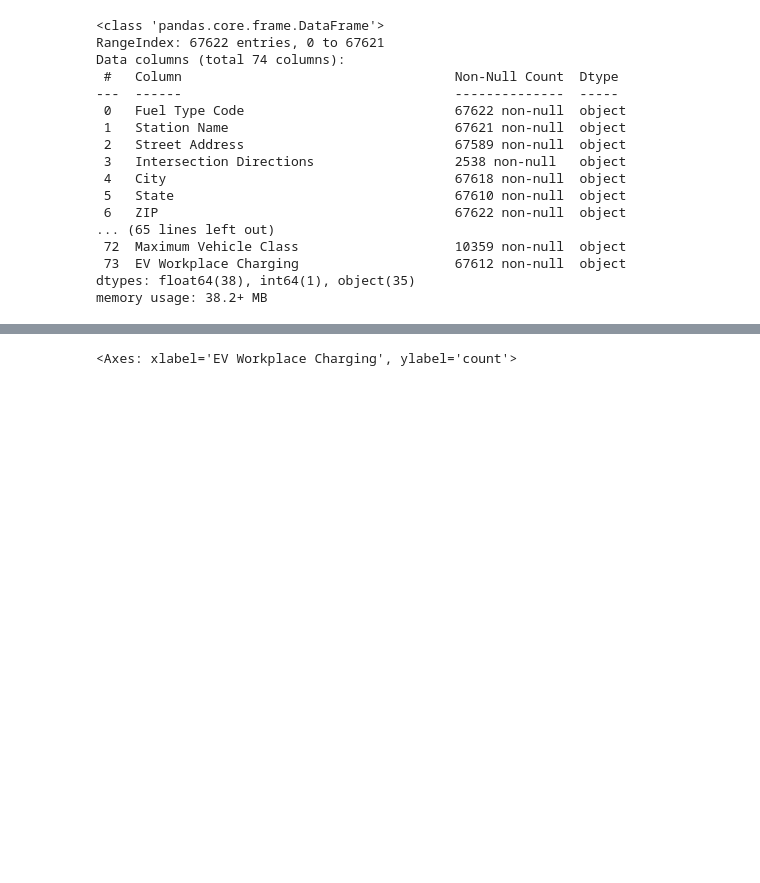
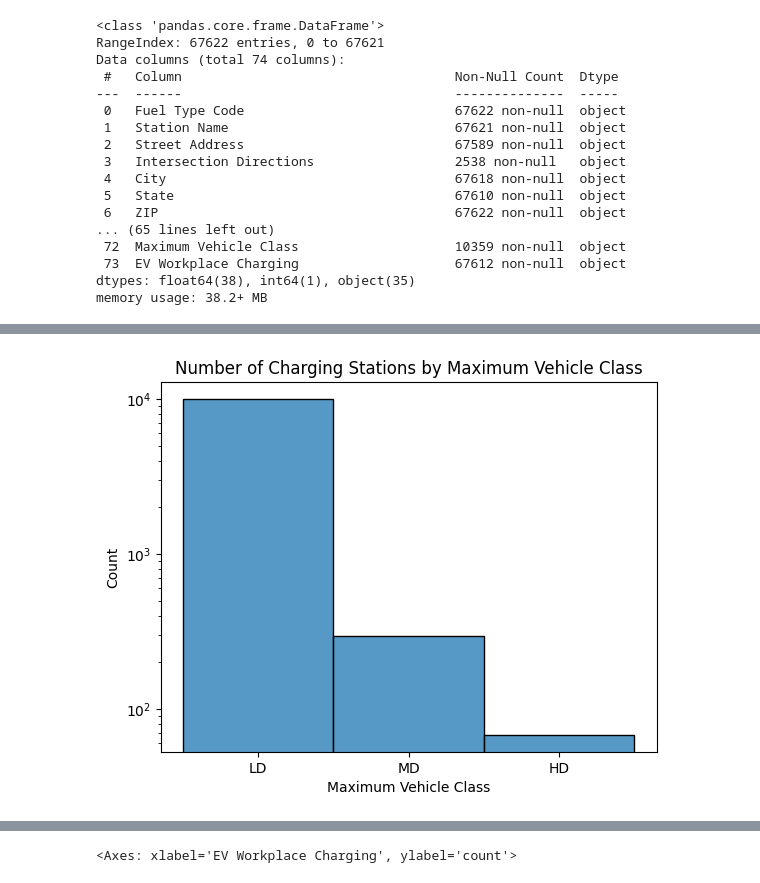
Before and after one commit to priest-yang/Electrifind, a Jupyter notebook: NREL_All_Stations_API.ipynb, the cells around one changed output, grey strips where cells are left out. Saved outputs shown, nothing was run; the diff lists cells and outputs as text; code cells hidden in the pictures; blank space fills up the shorter version.

```diff
--- a/NREL_All_Stations_API.ipynb
+++ b/NREL_All_Stations_API.ipynb
@@ -145,0 +160,7 @@ hist = sns.histplot(data=raw_data, x='Facility Type')
+# %%
+hist = sns.histplot(data=raw_data, x='Maximum Vehicle Class')
+hist.set_title('Number of Charging Stations by Maximum Vehicle Class')
+hist.set_yscale('log')
+plt.show()
+# %% [output]
+[figure, added]
```
Also changed, not shown: parts of 30 cells of this notebook, 33 other files.
